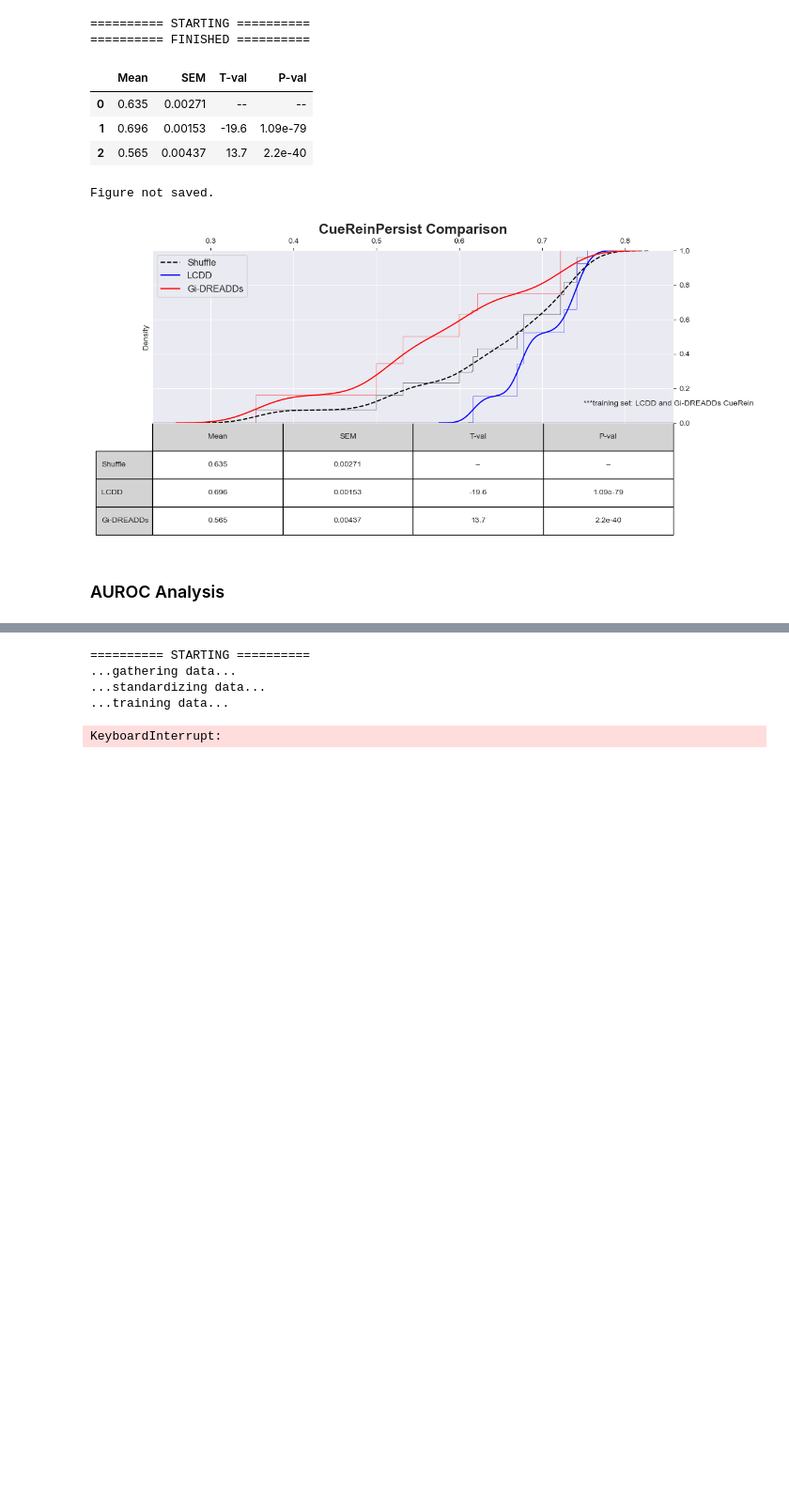
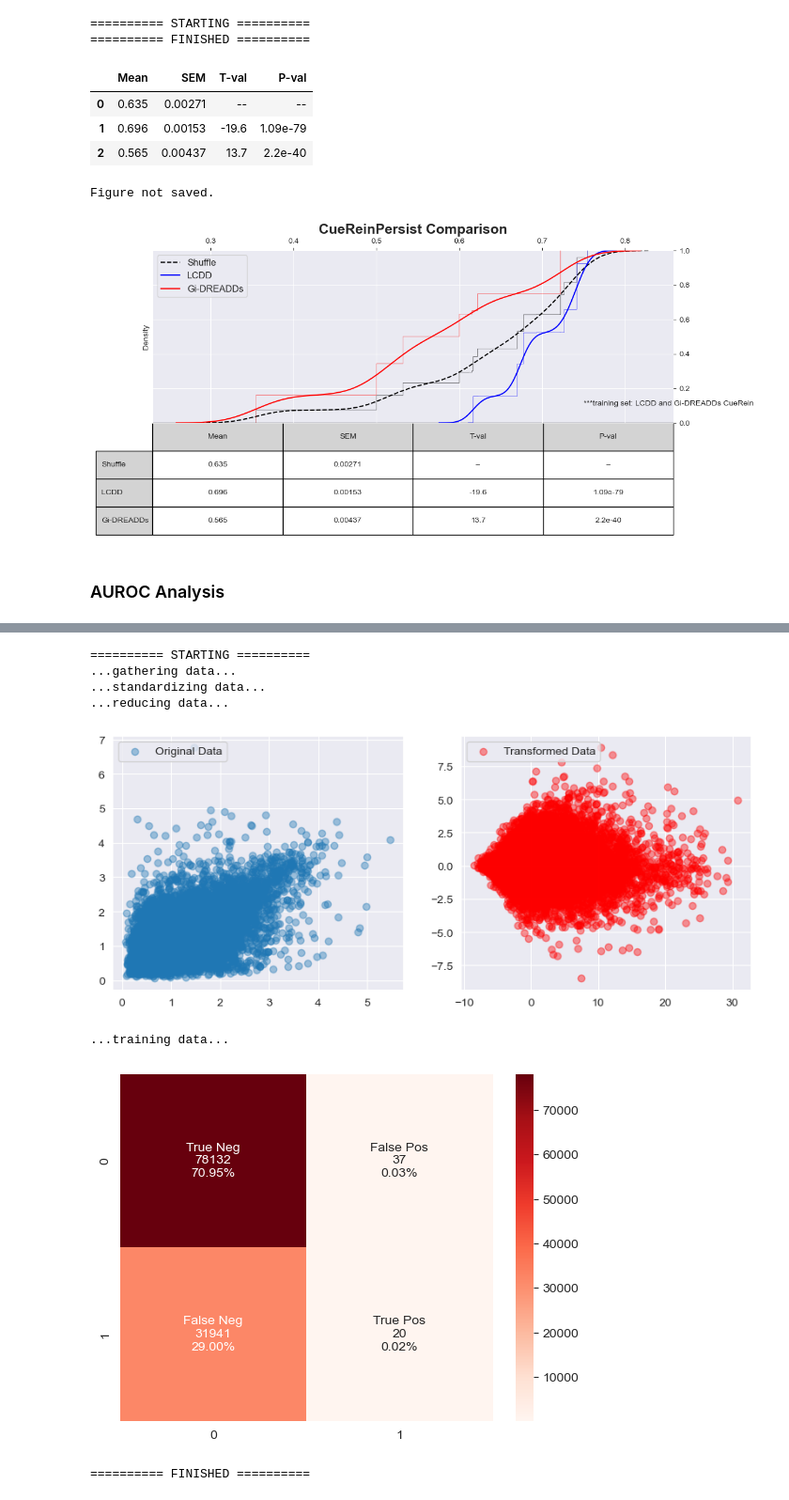
Before and after one commit to datasiansalsa/LC-PrL-DREADDs_Self-Admin_Analysis, a Jupyter notebook: cue_analysis/LC-PrL-DREADDs/LC-PrL-DREADDs_cue_analysis_JJB.ipynb, the cells around one changed output, grey strips where cells are left out. Shown at 94% size. Cells and saved outputs as stored; diff of their text form; code cells hidden in the pictures; blank space fills up the shorter version.

```diff
--- a/cue_analysis/LC-PrL-DREADDs/LC-PrL-DREADDs_cue_analysis_JJB.ipynb
+++ b/cue_analysis/LC-PrL-DREADDs/LC-PrL-DREADDs_cue_analysis_JJB.ipynb
@@ -685,10 +873,22 @@ def plot_sklearn_roc_curve(y_real, y_pred, group, day, color):
 # %%
-#TRAINING DATA
+#EXPERIMENTAL DATA
 
 #initialize group(s)
-groups = ['CueRein', 'CueRein']
-indir_list = [LCDD_cueRein_dir, Gi_cueRein_dir]
-animals_of_interest_list = [LCDD_cueRein_animals, Gi_cueRein_animals]
+groups = [
+    'CueRein',
+    # 'CueReinCNO',
+    # 'CueReinPersist'
+    ]
+indir_list = [
+    Gi_cueRein_dir,
+    # Gi_cueReinCNO_dir,
+    # Gi_cueReinPersist_dir
+    ]
+animals_of_interest_list = [
+    Gi_cueRein_animals,
+    # Gi_cueReinCNO_animals,
+    # Gi_cueReinPersist_animals
+    ]
 
 print('========== STARTING ==========')
 
@@ -701,39 +901,67 @@ train_set = []
 train_target = []
 for index in range(len(groups)):
     animals_of_interest = animals_of_interest_list[index]
     indir = indir_list[index]
     for animal in animals_of_interest:
         fovs = next(os.walk(os.path.join(indir, animal)))[1]
         for fov in sorted(fovs):
             trials = np.load(os.path.join(indir, animal, fov, 'alignedActiveLeverCueData.npy'))
             # trials = np.mean(trials, axis=2) #average across neurons for each trial
             flags = np.load(os.path.join(indir, animal, fov, 'classificationFlags.npy'))
             for neuron in range(trials.shape[2]):
                 for trial in range(trials.shape[0]):
-                    train_set.append(trials[trial,:,neuron])
+                    train_set.append(trials[trial,response_epoch[0]:response_epoch[1],neuron])
                     train_target.append(flags[trial])
 #X and y training data
 X = np.array(train_set)
 y = np.array(train_target)
+
+fig, ax = plt.subplots(1, 2, figsize = (10,4))
+sns.set_style('darkgrid')
+ax[0].scatter(X[:,0], X[:,1], alpha=.4)
+ax[0].legend(['Original Data'], loc=2)
 
 print('...standardizing data...')
 #standardize data
 standardize = OBJECT
 stand_X = standardize.fit_transform(X)
 
-# print('...reducing data...')
-# #reduce dimensions while maintaining variance
-# reduction = DIMENSION_REDUCTION
-# reduced_X = reduction.fit_transform(stand_X)
+print('...reducing data...')
+#reduce dimensions while maintaining variance
+reduction = DIMENSION_REDUCTION
+reduced_X = reduction.fit_transform(stand_X)
+
+sns.set_style('darkgrid')
+ax[1].scatter(reduced_X[:,0], reduced_X[:,1], alpha=.4, color='red')
+ax[1].legend(['Transformed Data'], loc=2)
+plt.show()
 
 print('...training data...')
-# #accuracy
-MODEL.fit(stand_X, y)
+#accuracy
+xp_pred = MODEL.predict(reduced_X)
+xp_pred_proba = MODEL.predict_proba(reduced_X)[:,1]
+
+cf_matrix = confusion_matrix(y,xp_pred)
+group_names = ['True Neg','False Pos','False Neg','True Pos']
+group_counts = ['{0:0.0f}'.format(value) for value in
+                cf_matrix.flatten()]
+group_percentages = ['{0:.2%}'.format(value) for value in
+                     cf_matrix.flatten()/np.sum(cf_matrix)]
+labels = [f'{v1}\n{v2}\n{v3}' for v1, v2, v3 in
+          zip(group_names,group_counts,group_percentages)]
+labels = np.asarray(labels).reshape(2,2)
+sns.heatmap(cf_matrix, annot=labels, fmt='', cmap='Reds')
+plt.show()
+
+plot_sklearn_roc_curve(y, xp_pred_proba, 'Gi-DREADDs', 'CueRein', 'red')
 
 print('========== FINISHED ==========')
 # %% [output]
 ========== STARTING ==========
 ...gathering data...
 ...standardizing data...
-...training data...
+...reducing data...
+[figure, added]
-KeyboardInterrupt:
+...training data...
+[figure, added]
+========== FINISHED ==========
```
Also changed, not shown: parts of 9 cells of this notebook, 3 other files.
